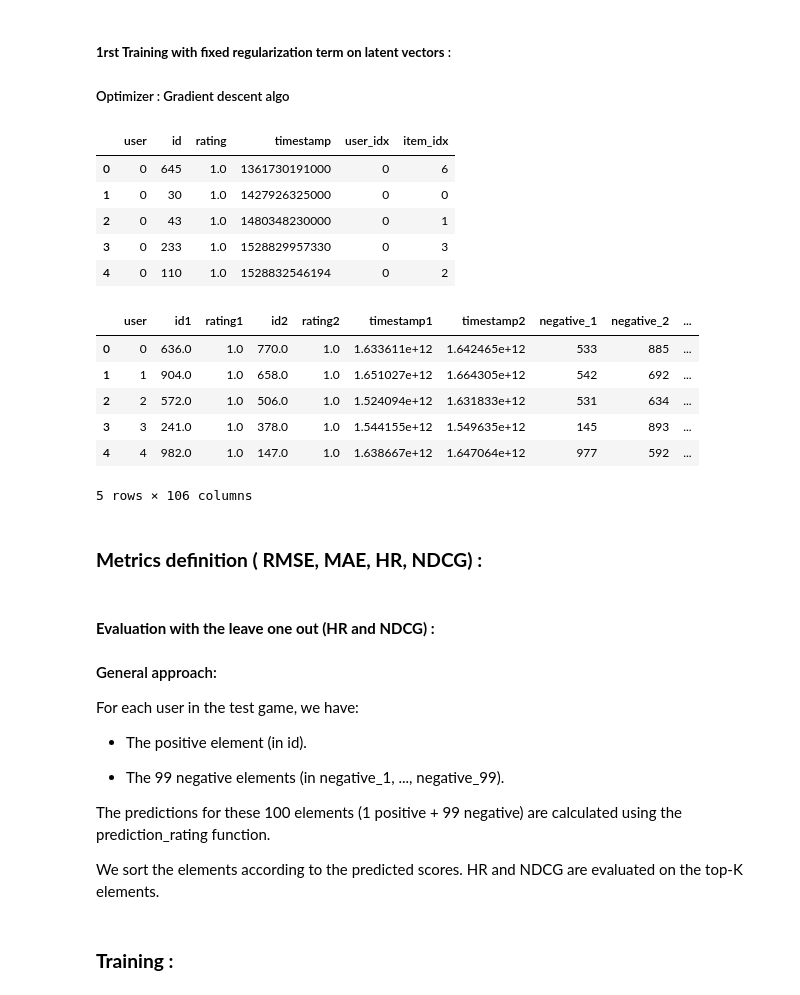
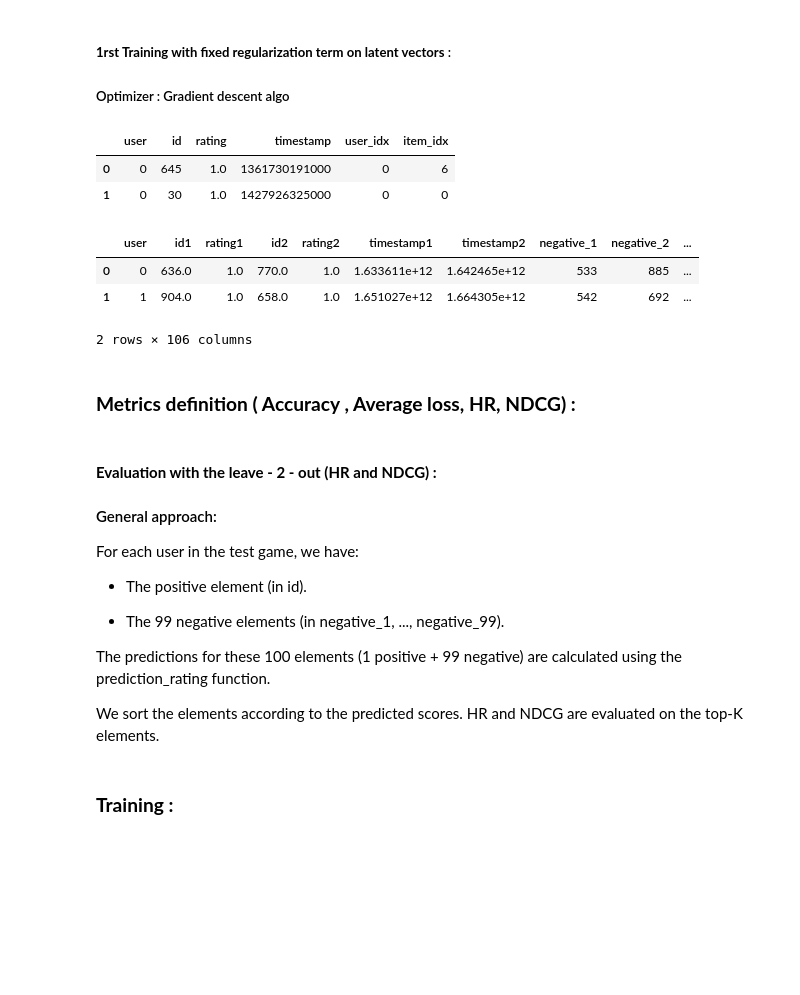
Before and after one commit to arazig/Advanced-ML-project, a Jupyter notebook: Binary_Matrix_Factorization.ipynb, the cells around one changed output. Cells and saved outputs as stored; diff of their text form; code cells hidden in the pictures; blank space fills up the shorter version.

```diff
--- a/Binary_Matrix_Factorization.ipynb
+++ b/Binary_Matrix_Factorization.ipynb
@@ -116,24 +116,18 @@ $$
 ##### **1rst Training  with fixed regularization term on latent vectors** :
 ##### Optimizer : Gradient descent algo
 # %%
-train.head(5)
+train.head(2)
 # %% [output]
 |  | user | id | rating | timestamp | user_idx | item_idx |
 | 0 | 0 | 645 | 1.0 | 1361730191000 | 0 | 6 |
 | 1 | 0 | 30 | 1.0 | 1427926325000 | 0 | 0 |
-| 2 | 0 | 43 | 1.0 | 1480348230000 | 0 | 1 |
-| 3 | 0 | 233 | 1.0 | 1528829957330 | 0 | 3 |
-| 4 | 0 | 110 | 1.0 | 1528832546194 | 0 | 2 |
 # %%
-test.head(5)
+test.head(2)
 # %% [output]
 |  | user | id1 | rating1 | id2 | rating2 | timestamp1 | timestamp2 | negative_1 | negative_2 | ... |
 | 0 | 0 | 636.0 | 1.0 | 770.0 | 1.0 | 1.633611e+12 | 1.642465e+12 | 533 | 885 | ... |
 | 1 | 1 | 904.0 | 1.0 | 658.0 | 1.0 | 1.651027e+12 | 1.664305e+12 | 542 | 692 | ... |
-| 2 | 2 | 572.0 | 1.0 | 506.0 | 1.0 | 1.524094e+12 | 1.631833e+12 | 531 | 634 | ... |
-| 3 | 3 | 241.0 | 1.0 | 378.0 | 1.0 | 1.544155e+12 | 1.549635e+12 | 145 | 893 | ... |
-| 4 | 4 | 982.0 | 1.0 | 147.0 | 1.0 | 1.638667e+12 | 1.647064e+12 | 977 | 592 | ... |
-5 rows × 106 columns
+2 rows × 106 columns
 # %% [markdown]
-### **Metrics definition ( RMSE, MAE, HR, NDCG) :**
+### **Metrics definition ( Accuracy , Average loss, HR, NDCG) :**
 # %%
@@ -150,7 +151,7 @@ def prediction_interaction(user_id, item_id, P, Q, verbose=True):
 
     return predicted_interaction
 # %% [markdown]
-####    **Evaluation with the leave one out (HR and NDCG) :**
+####    **Evaluation with the leave - 2 - out (HR and NDCG) :**
 #### General approach:
 
 For each user in the test game, we have:
```
Also changed, not shown: parts of 17 cells of this notebook.
